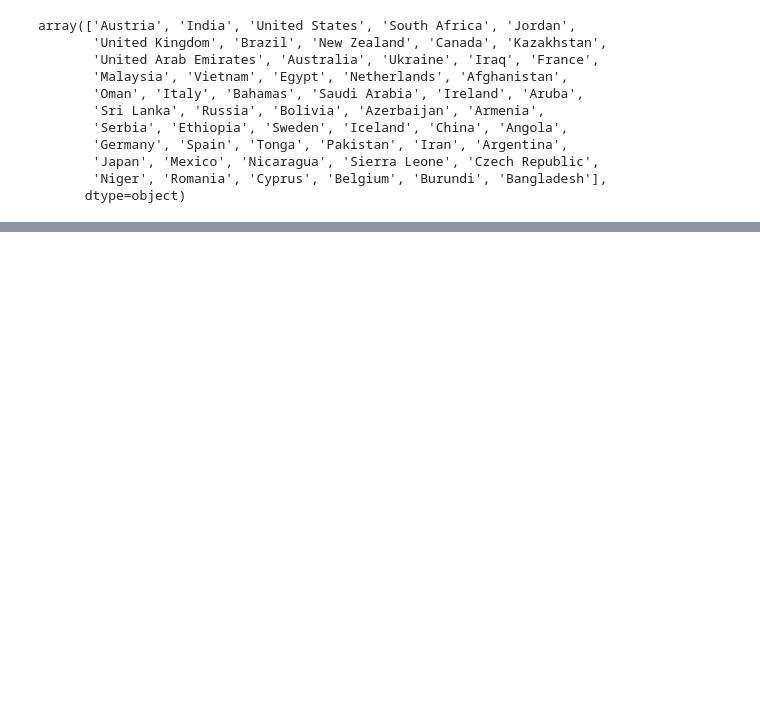
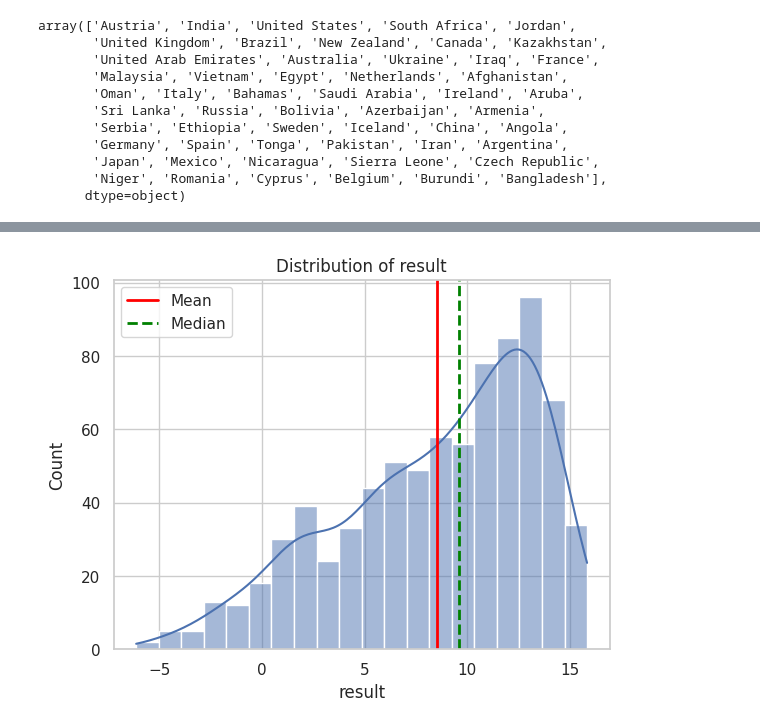
Before and after one commit to vivek9935/Machine_Learning, a Jupyter notebook: Autism.ipynb, the cells around one changed output, grey strips where cells are left out. Drawn from its saved outputs; the diff is of its cells as text; code cells hidden in the pictures; blank space fills up the shorter version.

```diff
--- a/Autism.ipynb
+++ b/Autism.ipynb
@@ -177,0 +183,13 @@ plt.show()
+# %%
+sns.histplot(data=df, x='result', bins=20, kde=True)
+plt.title('Distribution of result')
+plt.xlabel('result')
+plt.ylabel('Count')
+age_mean = df['result'].mean()
+age_median = df['result'].median()
+plt.axvline(age_mean, color='red', linestyle='-', linewidth=2, label='Mean')
+plt.axvline(age_median, color='green', linestyle='dashed', linewidth=2, label='Median')
+plt.legend()
+plt.show()
+# %% [output]
+[figure, added]
```
Also changed, not shown: parts of 2 cells of this notebook.
